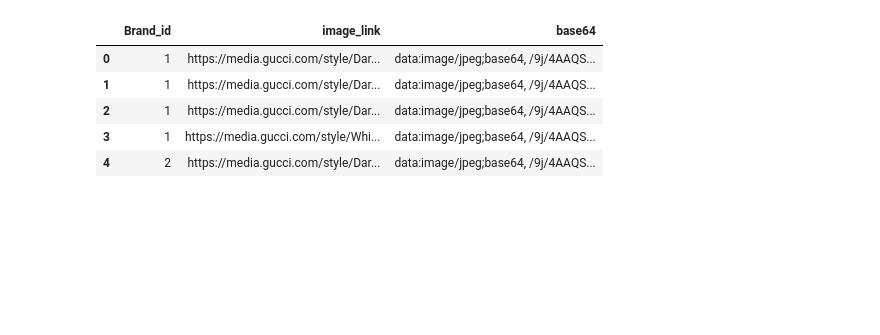
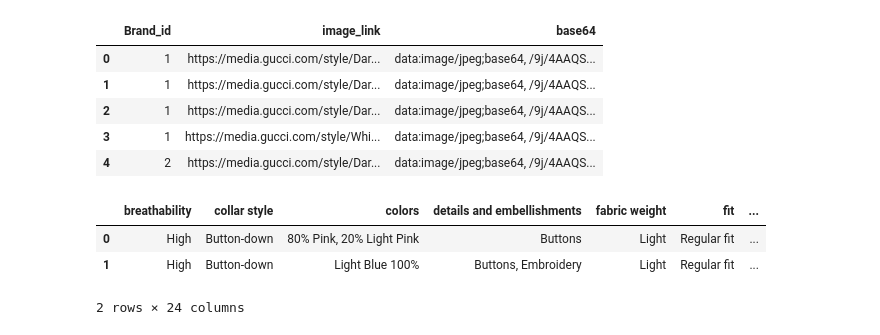
Before and after one commit to JDST10/Fashion, a Jupyter notebook: Analysis/EDA.ipynb, the cells around one changed output. Drawn from its saved outputs; the diff is of its cells as text; code cells hidden in the pictures; blank space fills up the shorter version.

```diff
--- a/Analysis/EDA.ipynb
+++ b/Analysis/EDA.ipynb
@@ -52,0 +53,2 @@ df_img.to_csv('images.csv')
+# %%
+df['Detail'] = df['Detail'] = df['Detail'].str.replace('\n', ' / ').str.replace(r'\s+', ' ').str.replace('*', ' ')
@@ -52,0 +57,27 @@ df_img.to_csv('images.csv')
+# %%
+final_df = pd.DataFrame()
+
+for parent_row in df.Detail:
+    x = []
+    for row in parent_row.split('/'):
+        x.append(row.split(':'))
+
+    temp_dataframe = pd.DataFrame(x)
+    temp_dataframe[0] = temp_dataframe[0].str.lower()
+    temp_dataframe = temp_dataframe.sort_values(by=0)
+    temp_dataframe = temp_dataframe.groupby(0)[1].apply(lambda x: ', '.join(x)).reset_index()
+
+    temp_dataframe = temp_dataframe.set_index(0).T
+    temp_dataframe.columns = temp_dataframe.columns.str.lstrip()
+
+    final_df = pd.concat([final_df,temp_dataframe], ignore_index = True)
+
+final_df['seasson'] = final_df['season'].combine_first(final_df['seasson'])
+final_df = final_df.drop('season', axis=1)
+# %%
+final_df.head(2)
+# %% [output]
+|  | breathability | collar style | colors | details and embellishments | fabric weight | fit | ... |
+| 0 | High | Button-down | 80% Pink, 20% Light Pink | Buttons | Light | Regular fit | ... |
+| 1 | High | Button-down | Light Blue 100% | Buttons, Embroidery | Light | Regular fit | ... |
+2 rows × 24 columns
```
Also changed, not shown: parts of 9 cells of this notebook, 12 other files.
